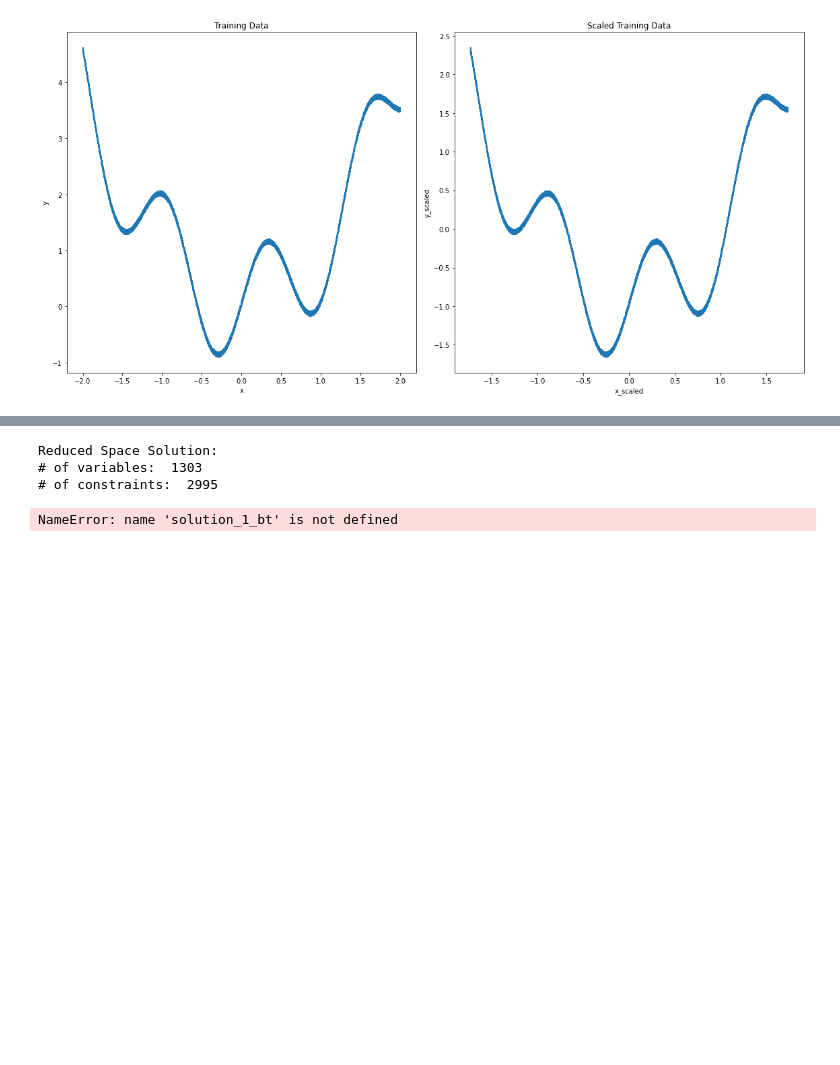
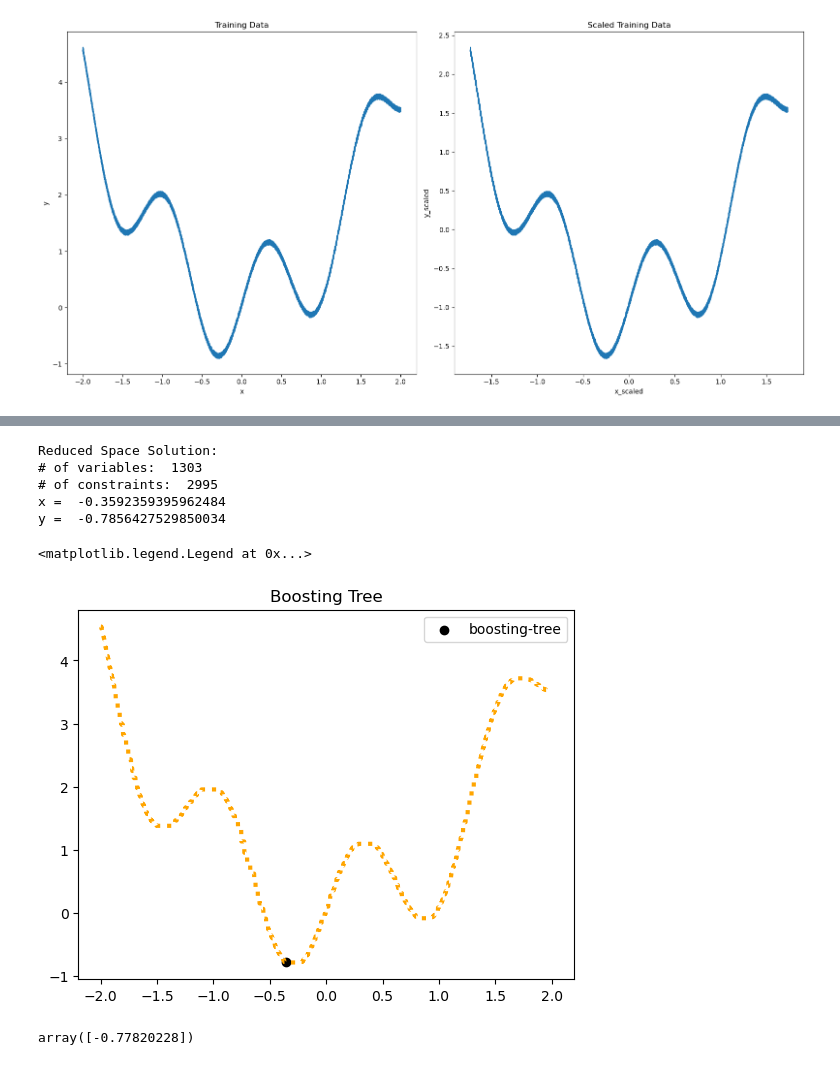
Before and after one commit to linshumeng/OMLT_ML, a Jupyter notebook: Sklearn_boosting.ipynb, the cells around one changed output, grey strips where cells are left out. Drawn from its saved outputs; the diff is of its cells as text; code cells hidden in the pictures; blank space fills up the shorter version.

```diff
--- a/Sklearn_boosting.ipynb
+++ b/Sklearn_boosting.ipynb
@@ -215,9 +334,25 @@ print("# of variables: ", model1.nvariables())
 print("# of constraints: ", model1.nconstraints())
 print("x = ", solution_1_bt[0])
 print("y = ", solution_1_bt[1])
-print("Solve Time: ", status_1_bt['Solver'][0]['Time'])
+# print("Solve Time: ", status_1_bt['Solver'][0]['Time'])
 # %% [output]
 Reduced Space Solution:
 # of variables:  1303
 # of constraints:  2995
+x =  -0.3592359395962484
+y =  -0.7856427529850034
-NameError: name 'solution_1_bt' is not defined
+# %%
+plt.plot(x, y_predict_lt,linewidth = 3.0,linestyle="dotted",color = "orange")
+plt.title("Boosting Tree")
+plt.scatter([solution_1_bt[0]],[solution_1_bt[1]],color = "black", label="boosting-tree")
+plt.legend()
+# %% [output]
+<matplotlib.legend.Legend at 0x...>
+[figure, added]
+# %%
+x_point = np.array((pyo.value(model1.x) -  mean_data['x']) / std_data['x'])
+y_point = regr.predict(x_point.reshape(-1, 1))
+y_point = y_point * (std_data['y']) + mean_data['y']
+y_point
+# %% [output]
+array([-0.77820228])
```
Also changed, not shown: parts of 15 cells of this notebook.
